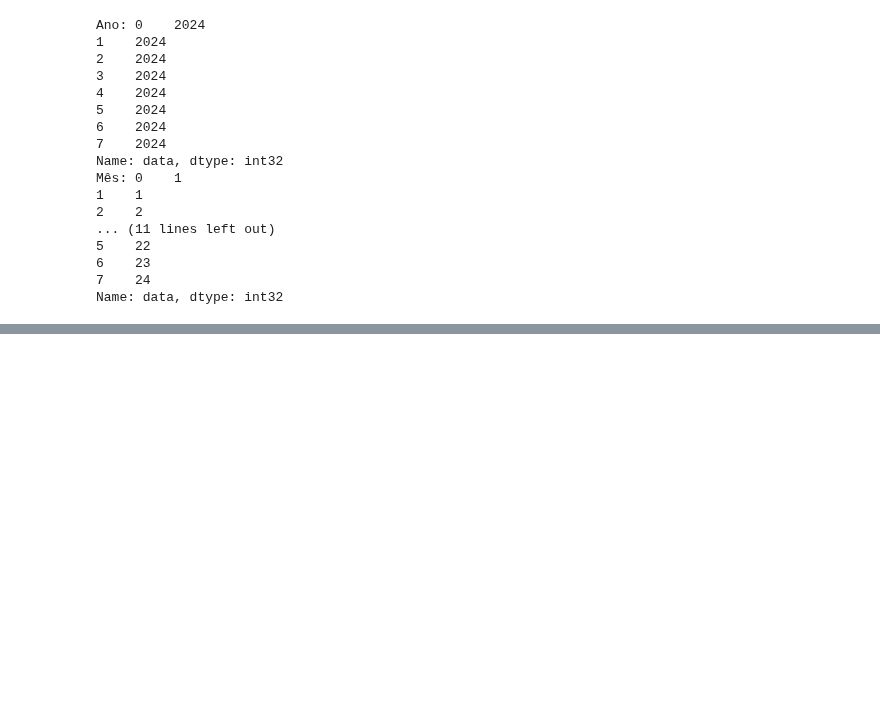
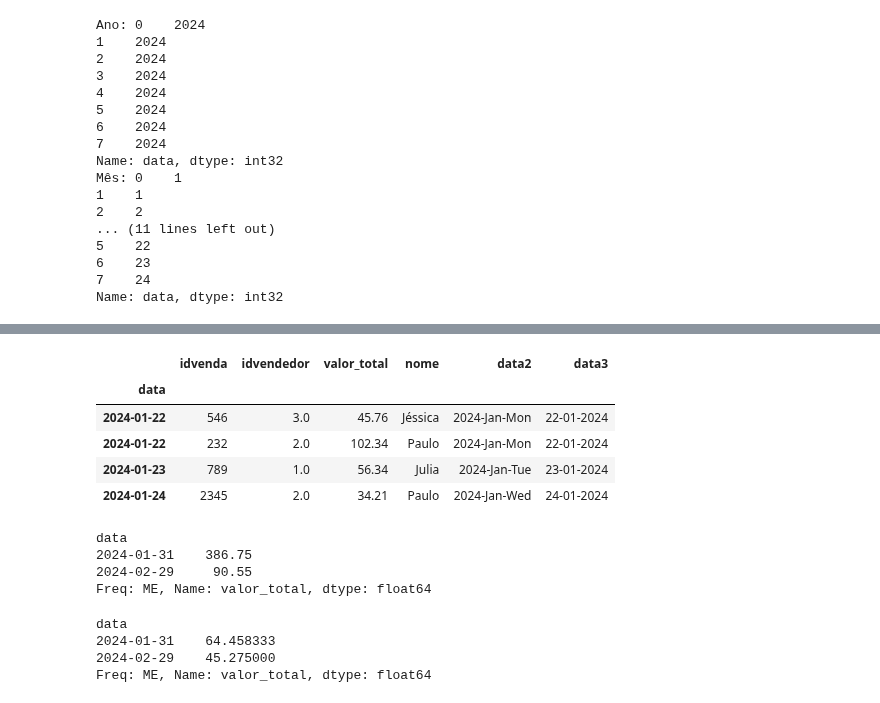
Before and after one commit to Joao-Inacio/Pandas-Descomplicado-Um-Guia-Pratico-para-Iniciantes, a Jupyter notebook: 0.2_Dataframe/dataframe.ipynb, the cells around one changed output, grey strips where cells are left out. Cells and saved outputs as stored; diff of their text form; code cells hidden in the pictures; blank space fills up the shorter version.

```diff
--- a/0.2_Dataframe/dataframe.ipynb
+++ b/0.2_Dataframe/dataframe.ipynb
@@ -1702,0 +1757,23 @@ Name: data, dtype: int32
+# %%
+df_vendas2.loc["2024-01-22": '2024-01']
+# %% [output]
+|  | idvenda | idvendedor | valor_total | nome | data2 | data3 |
+| data |  |  |  |  |  |  |
+| 2024-01-22 | 546 | 3.0 | 45.76 | Jéssica | 2024-Jan-Mon | 22-01-2024 |
+| 2024-01-22 | 232 | 2.0 | 102.34 | Paulo | 2024-Jan-Mon | 22-01-2024 |
+| 2024-01-23 | 789 | 1.0 | 56.34 | Julia | 2024-Jan-Tue | 23-01-2024 |
+| 2024-01-24 | 2345 | 2.0 | 34.21 | Paulo | 2024-Jan-Wed | 24-01-2024 |
+# %%
+df_vendas2.resample('ME')['valor_total'].sum(numeric_only=True)
+# %% [output]
+data
+2024-01-31    386.75
+2024-02-29     90.55
+Freq: ME, Name: valor_total, dtype: float64
+# %%
+df_vendas2.resample('ME')['valor_total'].mean(numeric_only=True)
+# %% [output]
+data
+2024-01-31    64.458333
+2024-02-29    45.275000
+Freq: ME, Name: valor_total, dtype: float64
```
Also changed, not shown: parts of 5 cells of this notebook.
